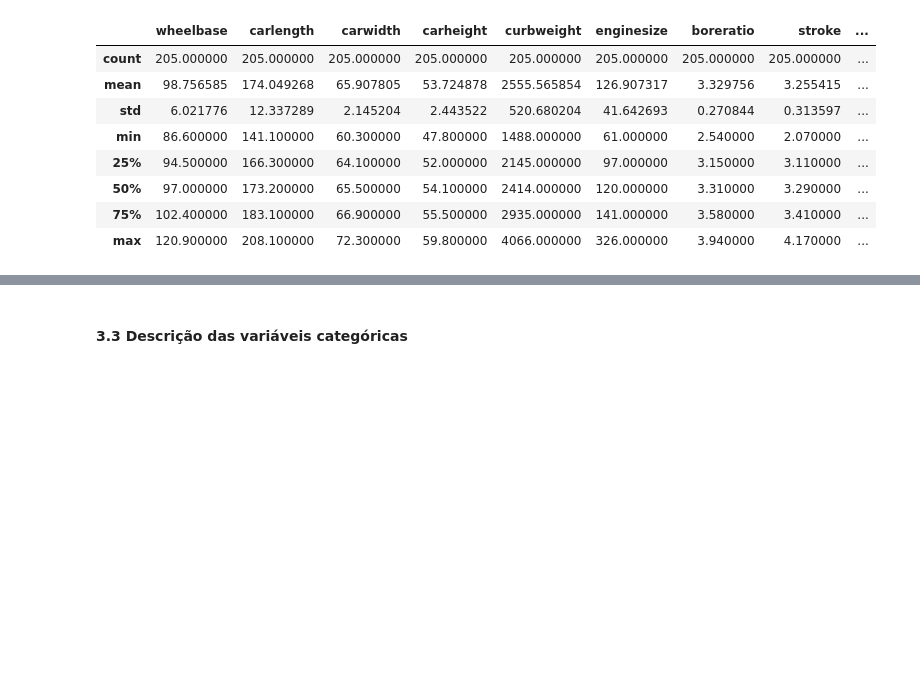
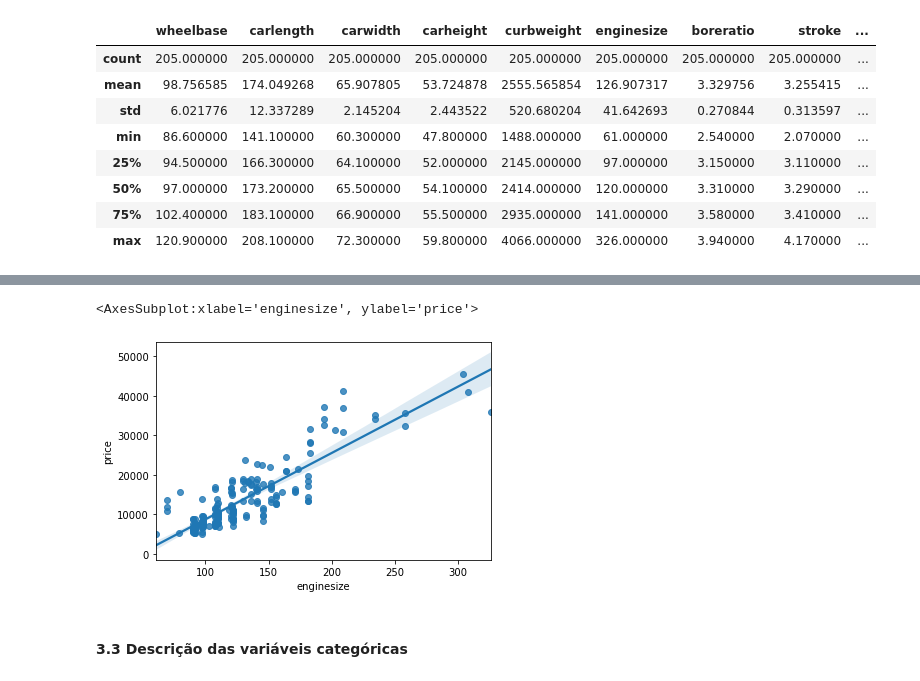
Before and after one commit to carollzambelli/topicos-ml, a Jupyter notebook: Regressao/regressao.ipynb, the cells around one changed output, grey strips where cells are left out. Cells and saved outputs as stored; diff of their text form; code cells hidden in the pictures; blank space fills up the shorter version.

```diff
--- a/Regressao/regressao.ipynb
+++ b/Regressao/regressao.ipynb
@@ -196,2 +197,7 @@ sns.heatmap(df[num_vars].corr(),cmap="Blues")
+# %%
+sns.regplot(df['enginesize'], df['price'])
+# %% [output]
+<AxesSubplot:xlabel='enginesize', ylabel='price'>
+[figure, added]
 # %% [markdown]
 #### 3.3 Descrição das variáveis categóricas
```
Also changed, not shown: parts of 38 cells of this notebook, 1 other file.
